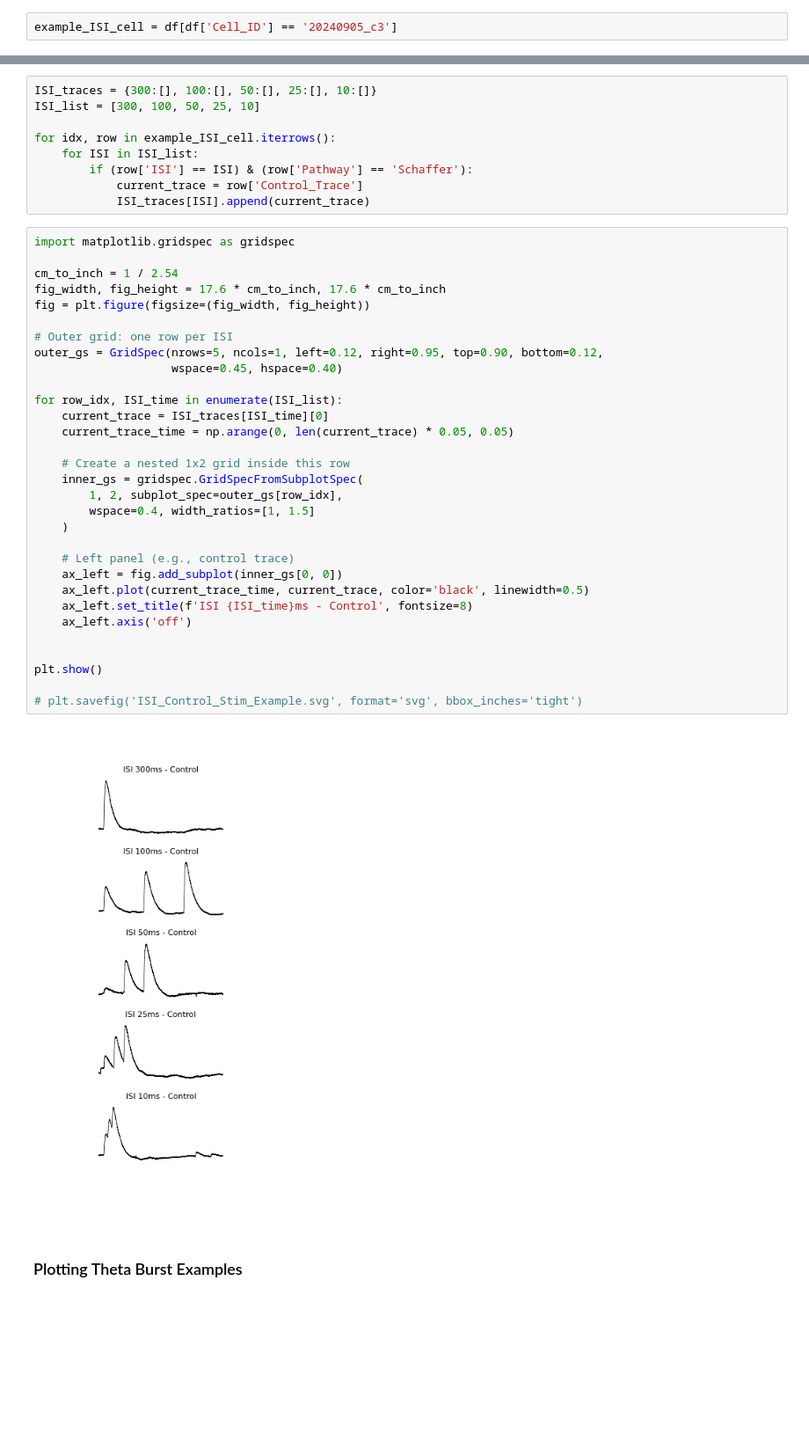
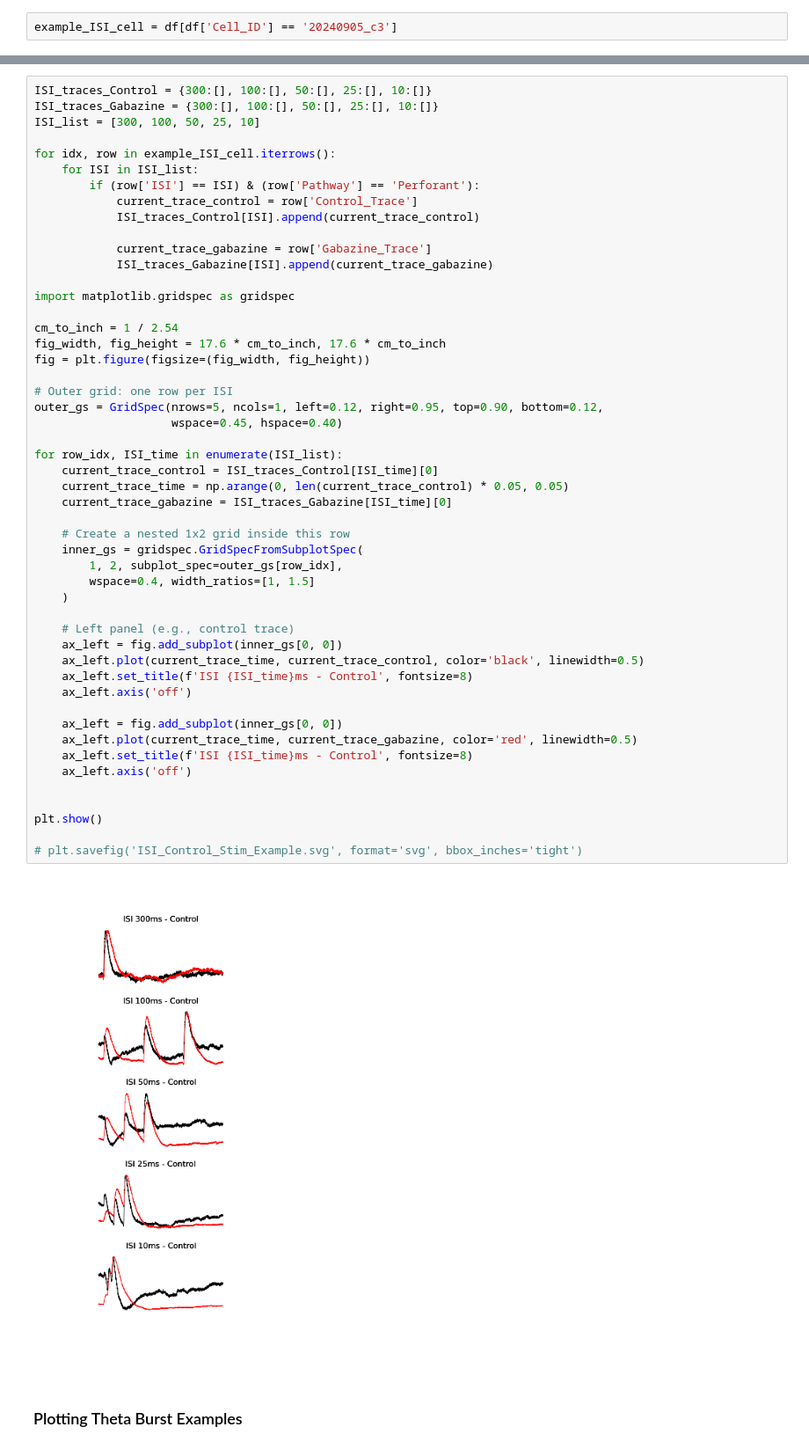
Before and after one commit to samuelgritz/Ephys-Analysis-Pipelines, a Jupyter notebook: finding_ISI_traces.ipynb, the cells around one changed output, grey strips where cells are left out. Shown at 88% size. Drawn from its saved outputs; the diff is of its cells as text; blank space fills up the shorter version.

```diff
--- a/finding_ISI_traces.ipynb
+++ b/finding_ISI_traces.ipynb
@@ -154,45 +82,55 @@ example_ISI_cell
-# %%
-ISI_traces = {300:[], 100:[], 50:[], 25:[], 10:[]}
-ISI_list = [300, 100, 50, 25, 10]
-
-for idx, row in example_ISI_cell.iterrows():
-    for ISI in ISI_list:
-        if (row['ISI'] == ISI) & (row['Pathway'] == 'Schaffer'):
-            current_trace = row['Control_Trace']
-            ISI_traces[ISI].append(current_trace)
 # %%
+ISI_traces_Control = {300:[], 100:[], 50:[], 25:[], 10:[]}
+ISI_traces_Gabazine = {300:[], 100:[], 50:[], 25:[], 10:[]}
+ISI_list = [300, 100, 50, 25, 10]
+
+for idx, row in example_ISI_cell.iterrows():
+    for ISI in ISI_list:
+        if (row['ISI'] == ISI) & (row['Pathway'] == 'Perforant'):
+            current_trace_control = row['Control_Trace']
+            ISI_traces_Control[ISI].append(current_trace_control)
+
+            current_trace_gabazine = row['Gabazine_Trace']
+            ISI_traces_Gabazine[ISI].append(current_trace_gabazine)
+
 import matplotlib.gridspec as gridspec
 
 cm_to_inch = 1 / 2.54
 fig_width, fig_height = 17.6 * cm_to_inch, 17.6 * cm_to_inch
 fig = plt.figure(figsize=(fig_width, fig_height))
 
 # Outer grid: one row per ISI
 outer_gs = GridSpec(nrows=5, ncols=1, left=0.12, right=0.95, top=0.90, bottom=0.12,
                     wspace=0.45, hspace=0.40)
 
 for row_idx, ISI_time in enumerate(ISI_list):
-    current_trace = ISI_traces[ISI_time][0]
-    current_trace_time = np.arange(0, len(current_trace) * 0.05, 0.05)
+    current_trace_control = ISI_traces_Control[ISI_time][0]
+    current_trace_time = np.arange(0, len(current_trace_control) * 0.05, 0.05)
+    current_trace_gabazine = ISI_traces_Gabazine[ISI_time][0]
 
     # Create a nested 1x2 grid inside this row
     inner_gs = gridspec.GridSpecFromSubplotSpec(
         1, 2, subplot_spec=outer_gs[row_idx],
         wspace=0.4, width_ratios=[1, 1.5]
     )
 
     # Left panel (e.g., control trace)
     ax_left = fig.add_subplot(inner_gs[0, 0])
-    ax_left.plot(current_trace_time, current_trace, color='black', linewidth=0.5)
+    ax_left.plot(current_trace_time, current_trace_control, color='black', linewidth=0.5)
+    ax_left.set_title(f'ISI {ISI_time}ms - Control', fontsize=8)
+    ax_left.axis('off')
+
+    ax_left = fig.add_subplot(inner_gs[0, 0])
+    ax_left.plot(current_trace_time, current_trace_gabazine, color='red', linewidth=0.5)
     ax_left.set_title(f'ISI {ISI_time}ms - Control', fontsize=8)
     ax_left.axis('off')
 
 
 plt.show()
 
 # plt.savefig('ISI_Control_Stim_Example.svg', format='svg', bbox_inches='tight')
 # %% [output]
-[figure, old version]
+[figure, new version]
 # %% [markdown]
 ### Plotting Theta Burst Examples
 # %%
```
Also changed, not shown: parts of 4 cells of this notebook, 26 other files.
